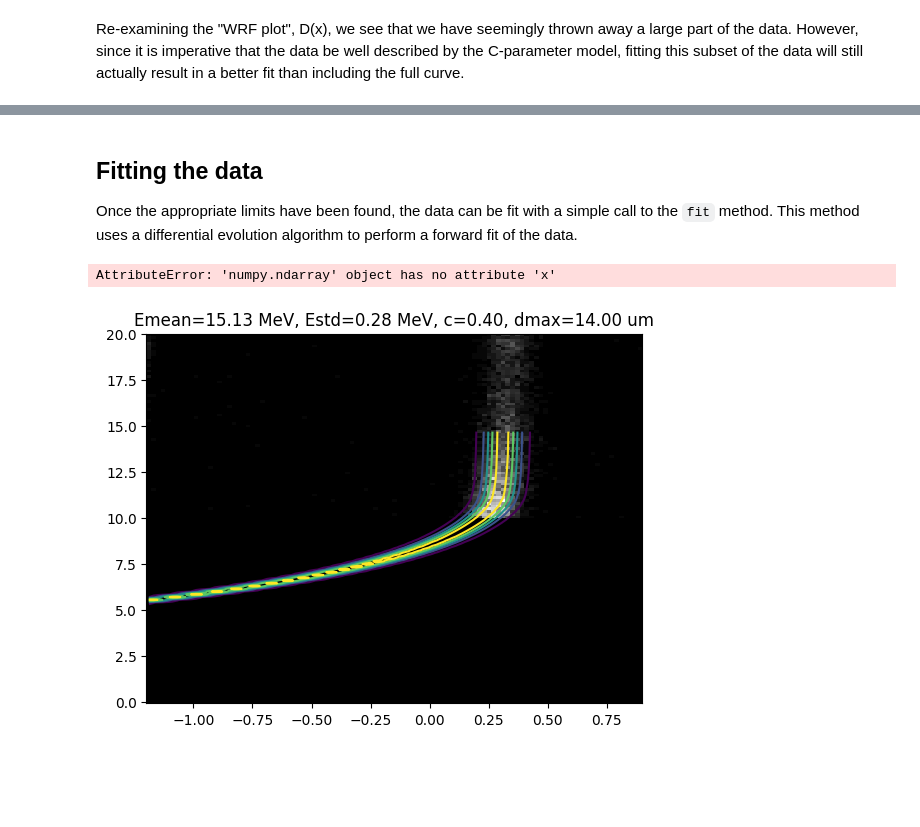
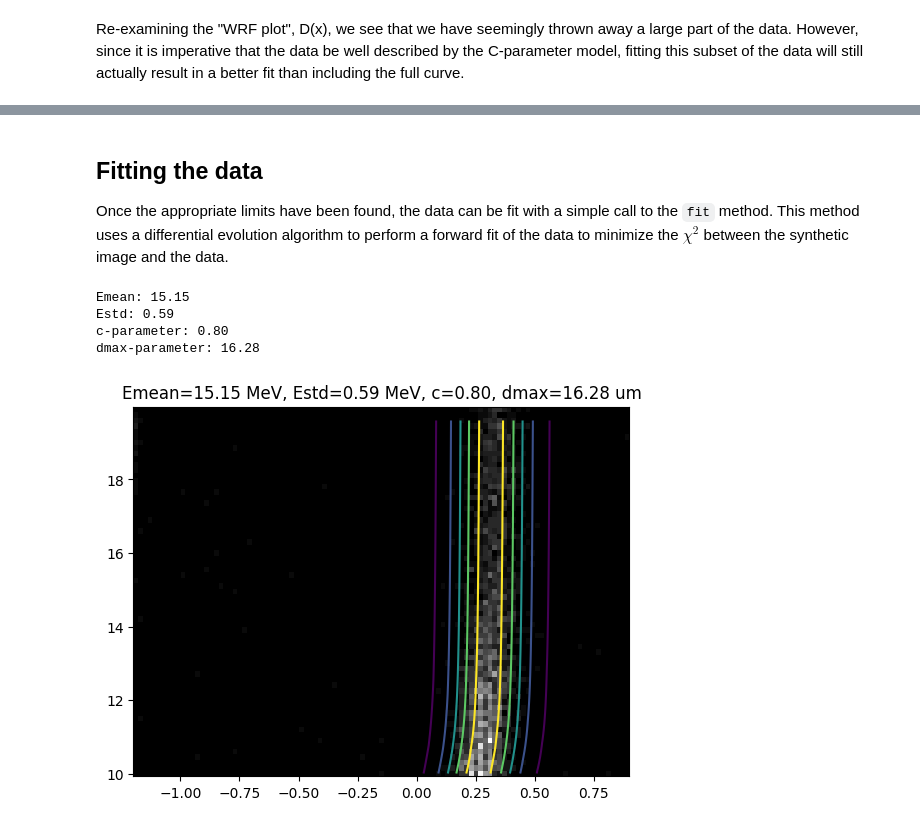
Before and after one commit to pheuer/cr39py, a Jupyter notebook: docs/source/notebooks/analyze_wrf.ipynb, the cells around one changed output, grey strips where cells are left out. Drawn from its saved outputs; the diff is of its cells as text; code cells hidden in the pictures; blank space fills up the shorter version.

```diff
--- a/docs/source/notebooks/analyze_wrf.ipynb
+++ b/docs/source/notebooks/analyze_wrf.ipynb
@@ -26,8 +26,9 @@ WRF analysis is conducted in Diameter(X) space, and the signal is integrated ove
 # %%
 example_wrf_file = data_dir / Path('test/test_wrf_G093_6hr.cpsa')
 wrf = WedgeRangeFilter.from_cpsa(example_wrf_file)
+print(wrf.axes['X'].framesize)
 wrf.set_framesize('X', 200*u.um)
-wrf.set_framesize('D', 0.15*u.um)
+wrf.set_framesize('D', 0.1*u.um)
 # %% [output]
 ***CPSA header***
 ...Version: 104
@@ -90,14 +128,17 @@ Re-examining the "WRF plot", D(x), we see that we have seemingly thrown away a l
 # %% [markdown]
 ## Fitting the data
 
-Once the appropriate limits have been found, the data can be fit with a simple call to the `fit` method. This method uses a differential evolution algorithm to perform a forward fit of the data.
+Once the appropriate limits have been found, the data can be fit with a simple call to the `fit` method. This method uses a differential evolution algorithm to perform a forward fit of the data to minimize the $\chi^2$ between the synthetic image and the data.
 # %%
-guess = (15, 0.1, .5, 20) # Mean energy, energy standard deviation, c-parameter, dmax parameter
-bounds = [(12, 17), (0.05, 2), (0.4, 1.6), (14, 24)]
+guess = (15, 0.1, 1.5, 20) # Mean energy, energy standard deviation, c-parameter, dmax parameter
+bounds = [(12, 17), (0.05, 2), (0.4, 2), (16, 22)]
 res = wrf.fit(guess, bounds=bounds, plot=True);
 
 for i,name in enumerate(['Emean', 'Estd', 'c-parameter', 'dmax-parameter']):
     print(f"{name}: {res[i]:.2f}")
 # %% [output]
-AttributeError: 'numpy.ndarray' object has no attribute 'x'
+Emean: 15.15
+Estd: 0.59
+c-parameter: 0.80
+dmax-parameter: 16.28
-[figure, old version]
+[figure, new version]
```
Also changed, not shown: parts of 8 cells of this notebook, 2 other files.
